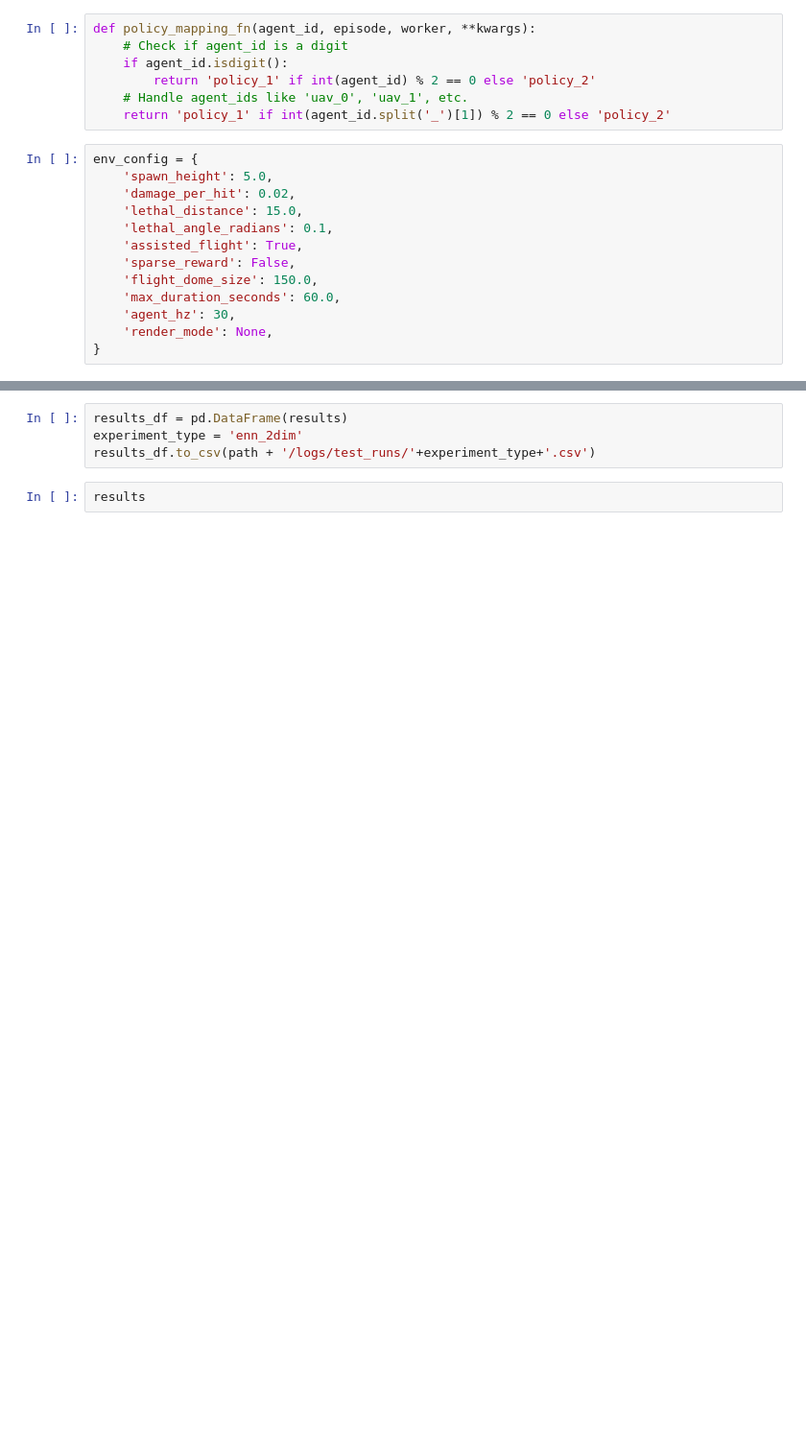
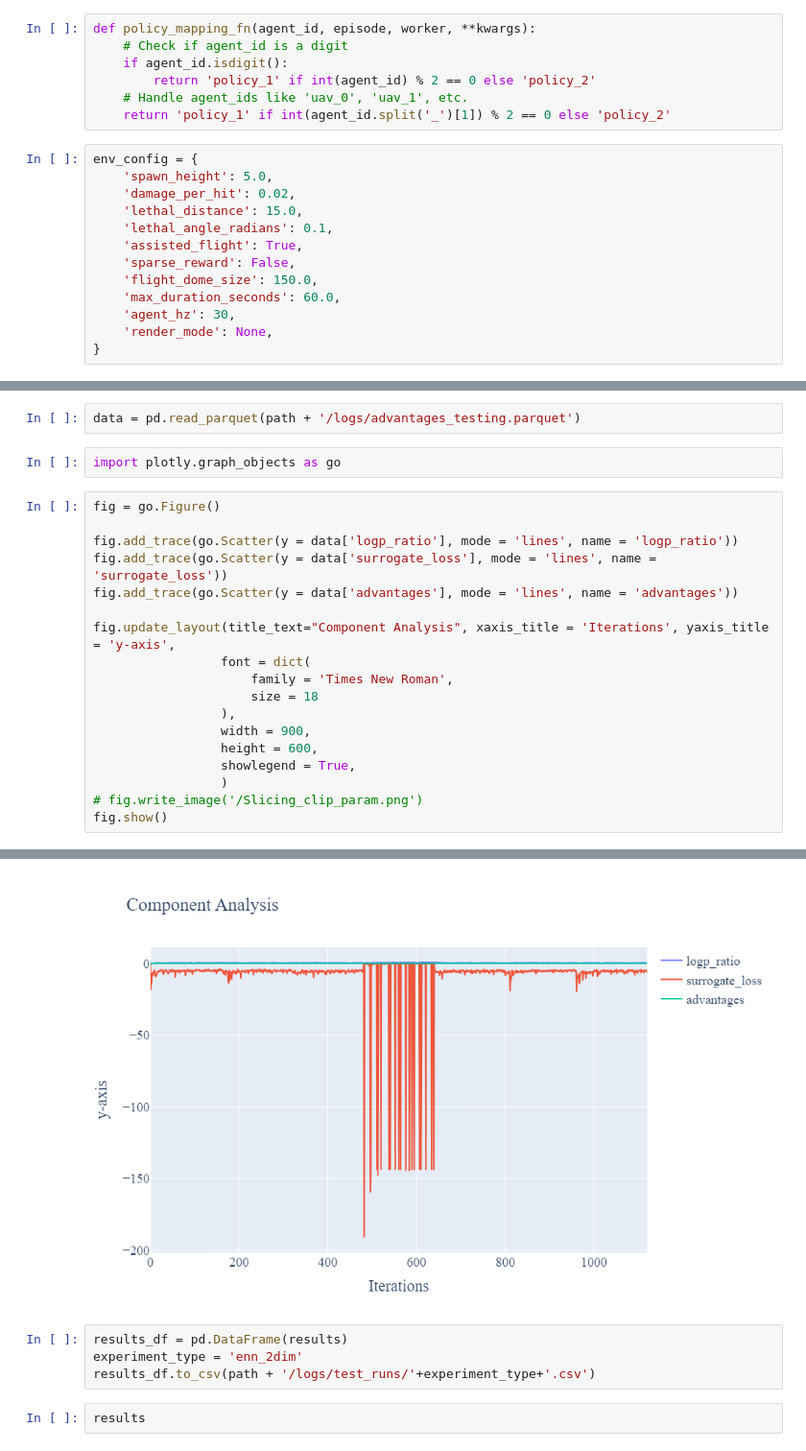
Before and after one commit to tlaurie99/reinforcement_learning, a Jupyter notebook: Misc/custom_pyflyt_env.ipynb, the cells around one changed output, grey strips where cells are left out. Shown at 96% size. Drawn from its saved outputs; the diff is of its cells as text; blank space fills up the shorter version.

```diff
--- a/Misc/custom_pyflyt_env.ipynb
+++ b/Misc/custom_pyflyt_env.ipynb
@@ -268,0 +267,23 @@ ray.shutdown()
+# %%
+data = pd.read_parquet(path + '/logs/advantages_testing.parquet')
+# %%
+import plotly.graph_objects as go
+# %%
+fig = go.Figure()
+
+fig.add_trace(go.Scatter(y = data['logp_ratio'], mode = 'lines', name = 'logp_ratio'))
+fig.add_trace(go.Scatter(y = data['surrogate_loss'], mode = 'lines', name = 'surrogate_loss'))
+fig.add_trace(go.Scatter(y = data['advantages'], mode = 'lines', name = 'advantages'))
+
+fig.update_layout(title_text="Component Analysis", xaxis_title = 'Iterations', yaxis_title = 'y-axis',
+                 font = dict(
+                     family = 'Times New Roman',
+                     size = 18
+                 ),
+                 width = 900,
+                 height = 600,
+                 showlegend = True,
+                 )
+# fig.write_image('/Slicing_clip_param.png')
+fig.show()
+# %% [output]
@@ -269,3 +291,4 @@ ray.shutdown()
+[figure, added]
 # %%
 results_df = pd.DataFrame(results)
 experiment_type = 'enn_2dim'
```
Also changed, not shown: parts of 5 cells of this notebook, 2 other files.
